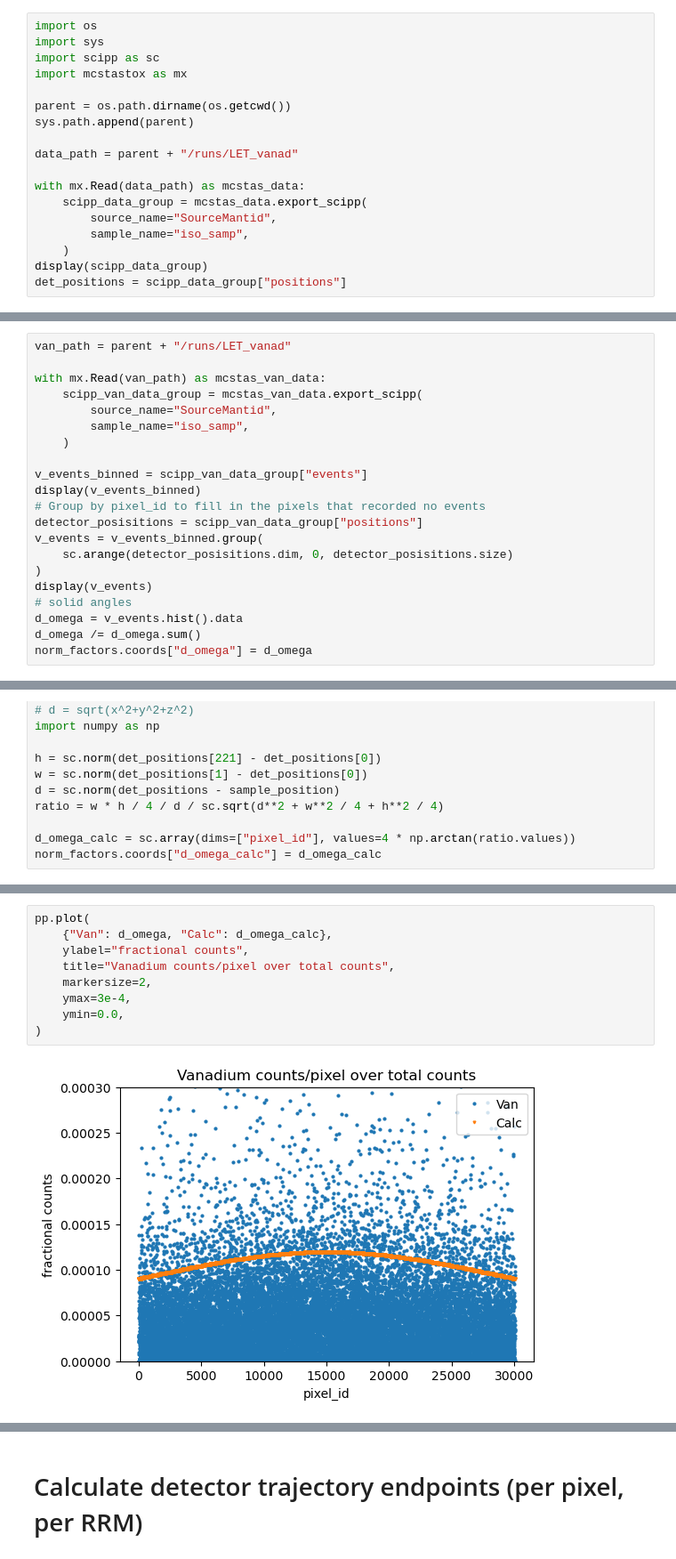
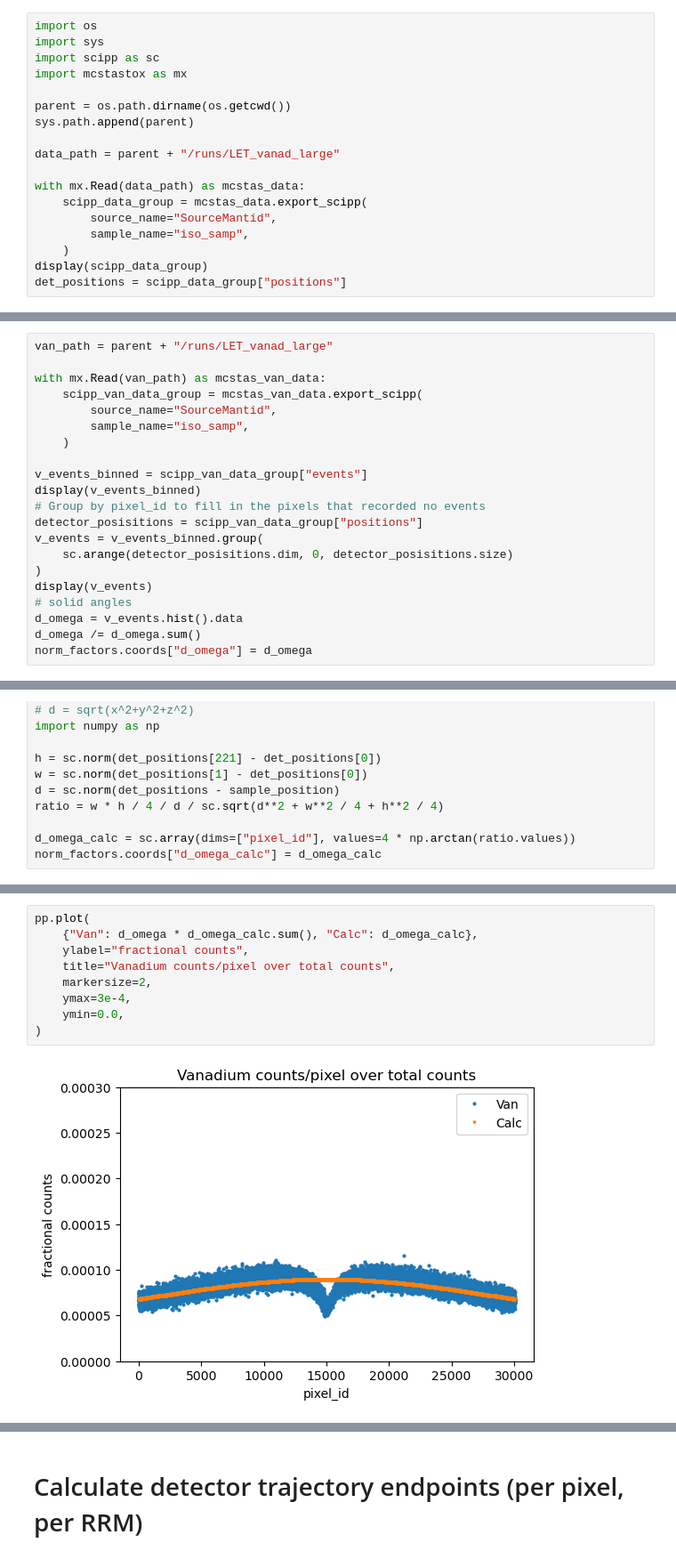
Before and after one commit to bingli621/md_norm, a Jupyter notebook: reduction/let_reductio_diagnose.ipynb, the cells around one changed output, grey strips where cells are left out. Shown at 89% size. Saved outputs shown, nothing was run; the diff lists cells and outputs as text.

Commit message:
modified simulated data files

```diff
--- a/reduction/let_reductio_diagnose.ipynb
+++ b/reduction/let_reductio_diagnose.ipynb
@@ -11,7 +11,7 @@ import mcstastox as mx
 parent = os.path.dirname(os.getcwd())
 sys.path.append(parent)
 
-data_path = parent + "/runs/LET_vanad"
+data_path = parent + "/runs/LET_vanad_large"
 
 with mx.Read(data_path) as mcstas_data:
     scipp_data_group = mcstas_data.export_scipp(
@@ -407,7 +407,7 @@ Data:
 # %% [markdown]
 # Calculate detector solid angles from a white beam Vanadium run (counts per pixel)
 # %%
-van_path = parent + "/runs/LET_vanad"
+van_path = parent + "/runs/LET_vanad_large"
 
 with mx.Read(van_path) as mcstas_van_data:
     scipp_van_data_group = mcstas_van_data.export_scipp(
@@ -475,14 +471,14 @@ d_omega_calc
 # %%
 pp.plot(
-    {"Van": d_omega, "Calc": d_omega_calc},
+    {"Van": d_omega * d_omega_calc.sum(), "Calc": d_omega_calc},
     ylabel="fractional counts",
     title="Vanadium counts/pixel over total counts",
     markersize=2,
     ymax=3e-4,
     ymin=0.0,
 )
 # %% [output]
-[figure, old version]
+[figure, new version]
 # %%
 norm_factors
 # %% [output]
```
Also changed, not shown: parts of 16 cells of this notebook, 2 other files.
